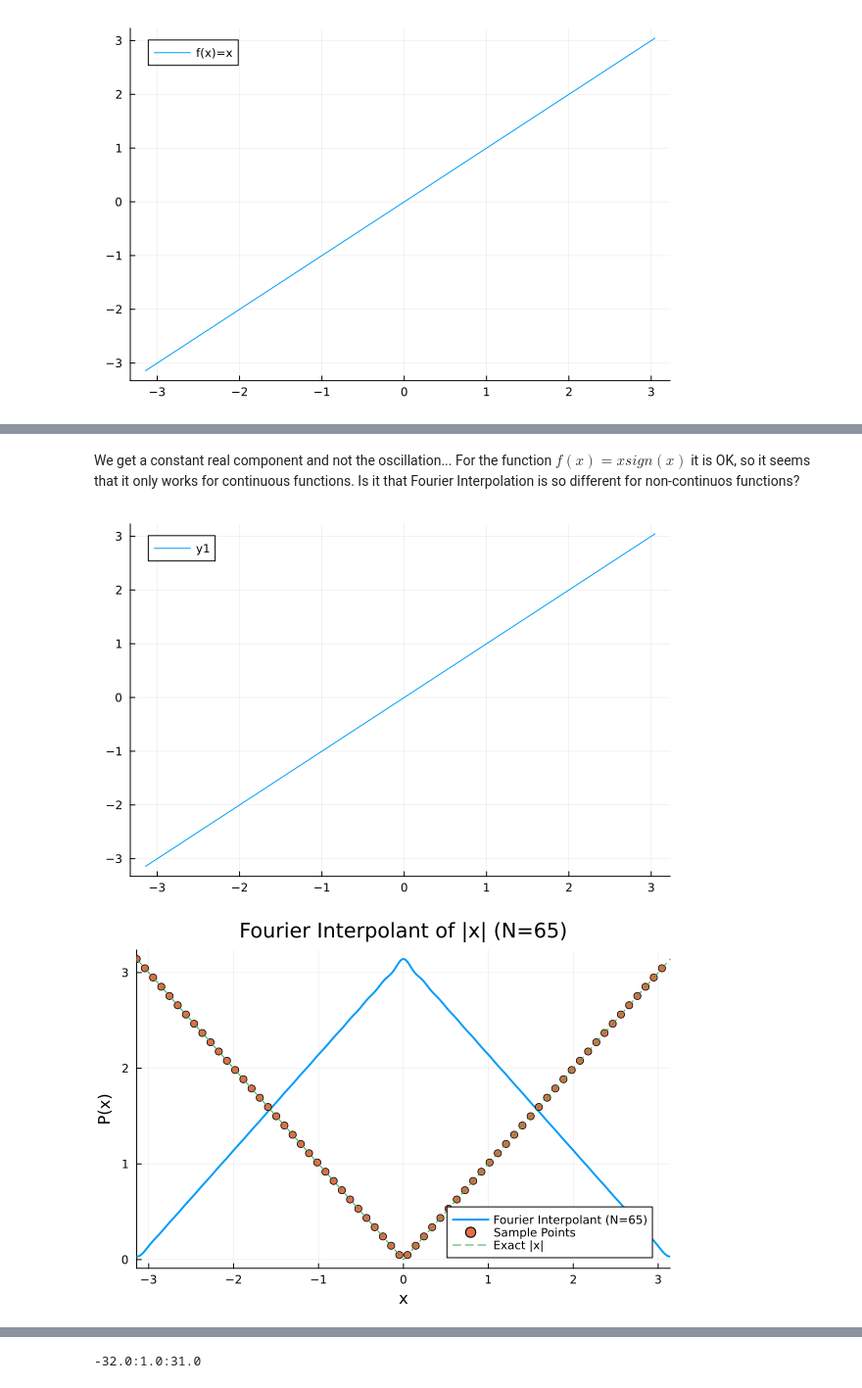
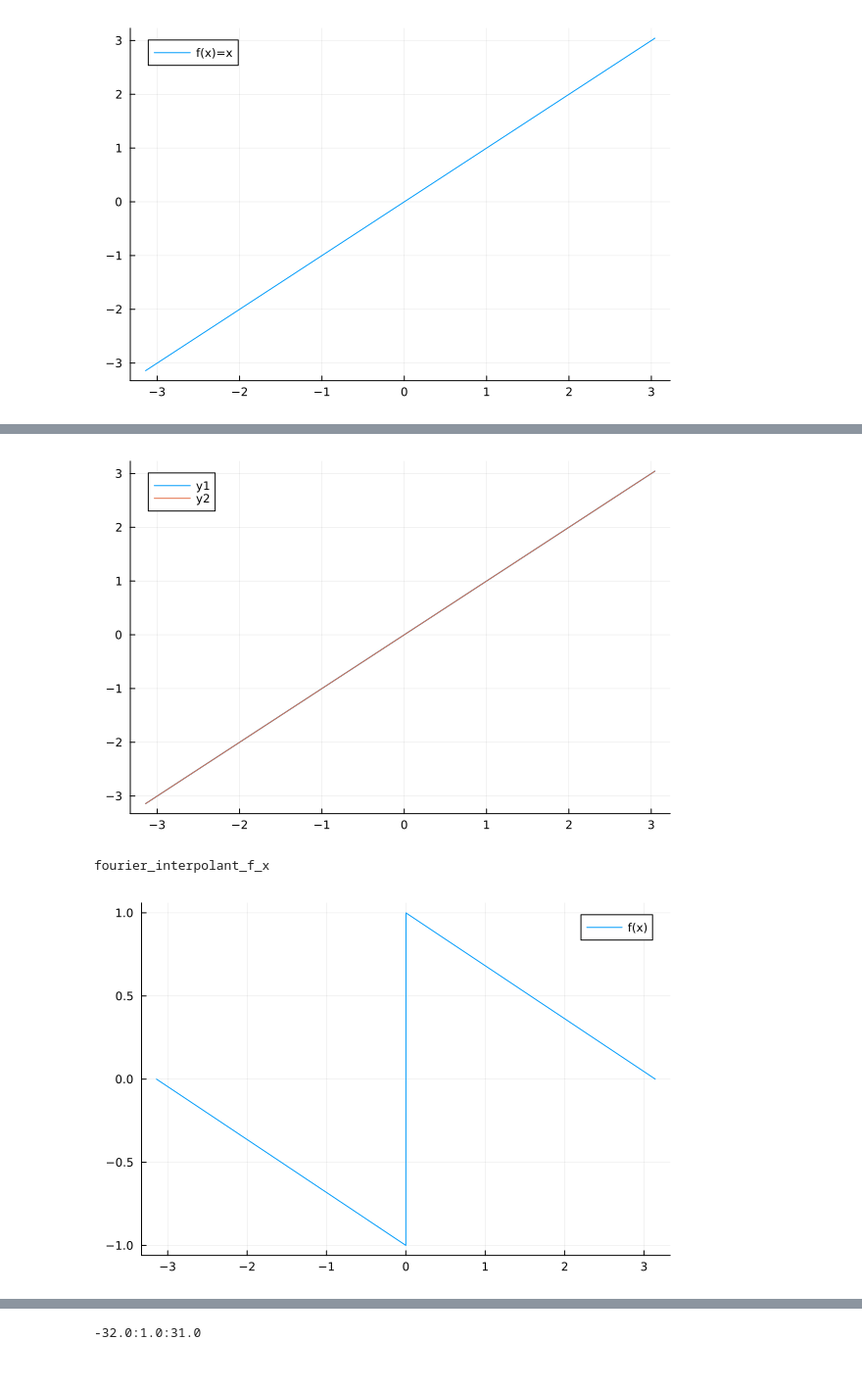
Before and after one commit to reula/PDE, a Jupyter notebook: homework/04/Fourier.ipynb, the cells around one changed output, grey strips where cells are left out. Shown at 98% size. Cells and saved outputs as stored; diff of their text form; code cells hidden in the pictures.

```diff
--- a/homework/04/Fourier.ipynb
+++ b/homework/04/Fourier.ipynb
@@ -81,3 +81,0 @@ scatter!(freq,imag.(in), label="imag_fi")
-# %% [markdown]
-We get a constant real component and not the oscillation...
-For the function $f(x) = x sign(x)$ it is OK, so it seems that it only works for continuous functions. Is it that Fourier Interpolation is so different for non-continuos functions?
@@ -91,14 +83,17 @@ rft;
 xv;
 # %%
 plot(xv,irfft(rft,N))
+plot!(xv,fv)
 # %% [output]
-[figure, old version]
+[figure, new version]
 # %%
-
-function fourier_interpolant_abs_x(N=65)
+"""
+construct the Fourier Interpolant for functions in the range [-pi,pi] with N points
+"""
+function fourier_interpolant_f_x(f,N=64)
     # Step 1: Discretize |x| on [-π, π]
     x_k = LinRange(-π, π, N+1)[1:end-1]  # N points (exclude duplicate endpoint)
-    f_k = abs.(x_k)
+    f_k = f.(x_k)
 
     # Step 2: Compute DFT coefficients (normalized)
     F_n = fft(f_k) / N
@@ -106,32 +101,26 @@ function fourier_interpolant_abs_x(N=65)
     # Step 3: Reorder frequencies for trigonometric interpolant
     # Shift zero frequency to center (for plotting/analysis)
     F_n_shifted = fftshift(F_n)
+    #n = rfftfreq(N)*N
     n = fftshift(fftfreq(N)) * N  # Frequencies: [-32, -31, ..., 0, ..., 31, 32]
 
     # Step 4: Define the interpolant function
     function P(x)
         sum = 0.0 + 0.0im
         for (i, n_val) in enumerate(n)
-            sum += F_n_shifted[i] * exp(im * n_val * x)
+            sum += F_n_shifted[i] * exp(-im * n_val * x)
+            #sum += F_n[i] * exp(im * n_val * x)
         end
         real(sum)  # Return real part (imaginary part is zero for even functions)
     end
-
-    # Step 5: Plot results
-    x_fine = LinRange(-π, π, 1000)  # Fine grid for plotting
-    P_fine = [P(x) for x in x_fine]
-
-    plot(x_fine, P_fine, label="Fourier Interpolant (N=65)", linewidth=2)
-    plot!(x_k, f_k, seriestype=:scatter, label="Sample Points", markersize=4)
-    plot!(x_fine, abs.(x_fine), label="Exact |x|", linestyle=:dash)
-    title!("Fourier Interpolant of |x| (N=65)")
-    xlabel!("x")
-    ylabel!("P(x)")
-    xlims!(-π, π)
-    display(plot!())
+return P
 end
-
-# Run the function
-fourier_interpolant_abs_x(65)
 # %% [output]
-[figure, removed]
+fourier_interpolant_f_x
+# %%
+#f(x) = sign(x)
+f(x) = -((x+π)*(1-sign(x)) + (x-π)*(sign(x)+1)) /2/π
+#f(x) = sin(x) + sin(3*x)/3 + sin(5*x)/5
+plot(f, -π, π, label="f(x)")
+# %% [output]
+[figure, added]
```
Also changed, not shown: parts of 11 cells of this notebook.
